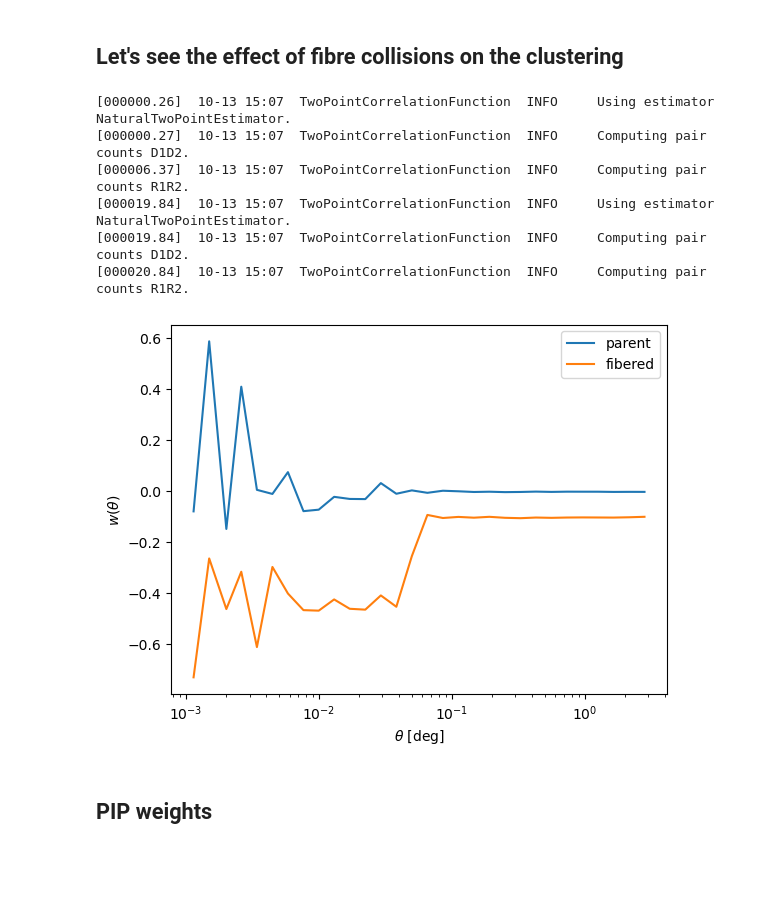
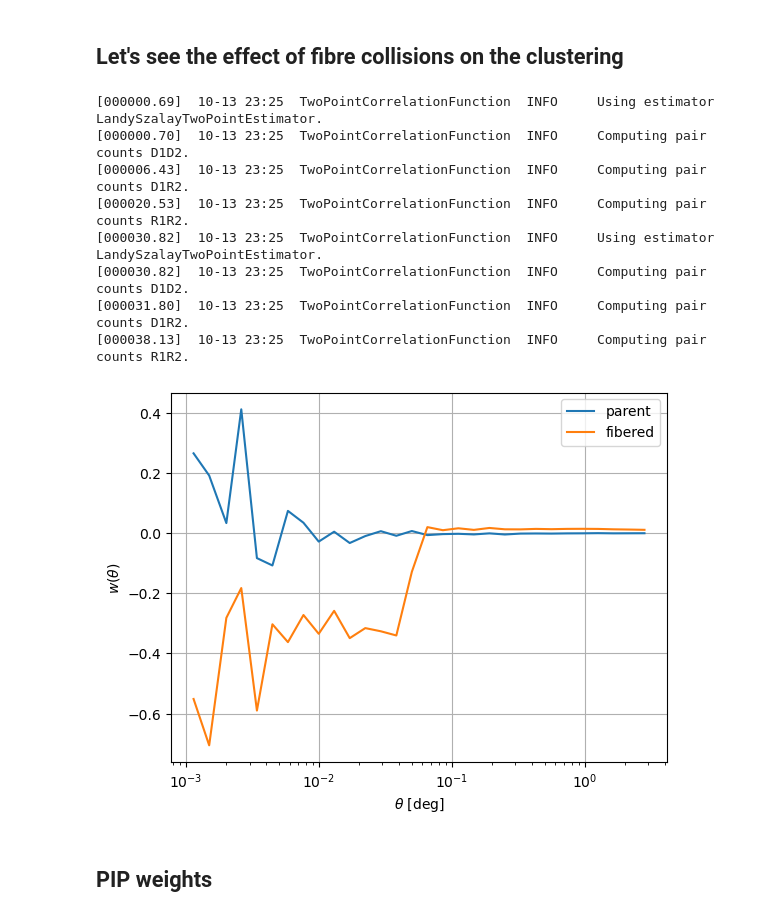
Before and after one commit to cosmodesi/pycorr, a Jupyter notebook: nb/pip_examples.ipynb, the cells around one changed output. Cells and saved outputs as stored; diff of their text form; code cells hidden in the pictures; blank space fills up the shorter version.

```diff
--- a/nb/pip_examples.ipynb
+++ b/nb/pip_examples.ipynb
@@ -70,29 +70,32 @@ bitwise_weights = [w[this] for w in integerbits]
 # %%
 edges = np.logspace(-3, 0.5, 31)
 
 parent_result = TwoPointCorrelationFunction('theta', edges, data_positions1=parent_positions, data_weights1=parent_weights,
                                             randoms_positions1=randoms_positions, randoms_weights1=randoms_weights,
-                                            estimator='natural', engine='corrfunc', position_type='xyz', nthreads=4)
+                                            estimator='landyszalay', engine='corrfunc', position_type='xyz', nthreads=4)
 
 result = TwoPointCorrelationFunction('theta', edges, data_positions1=positions, data_weights1=weights,
                                      randoms_positions1=randoms_positions, randoms_weights1=randoms_weights,
-                                     estimator='natural', engine='corrfunc', position_type='xyz', nthreads=4)
+                                     estimator='landyszalay', engine='corrfunc', position_type='xyz', nthreads=4)
 ax = plt.gca()
 ax.plot(parent_result.sep, parent_result.corr, label='parent')
 ax.plot(result.sep, result.corr, label='fibered')
 ax.set_xscale('log')
 ax.set_xlabel(r'$\theta$ [deg]')
 ax.set_ylabel(r'$w(\theta)$')
+ax.grid(True)
 ax.legend()
 plt.show()
 # %% [output]
-[000000.26]  10-13 15:07  TwoPointCorrelationFunction  INFO     Using estimator NaturalTwoPointEstimator.
-[000000.27]  10-13 15:07  TwoPointCorrelationFunction  INFO     Computing pair counts D1D2.
-[000006.37]  10-13 15:07  TwoPointCorrelationFunction  INFO     Computing pair counts R1R2.
-[000019.84]  10-13 15:07  TwoPointCorrelationFunction  INFO     Using estimator NaturalTwoPointEstimator.
-[000019.84]  10-13 15:07  TwoPointCorrelationFunction  INFO     Computing pair counts D1D2.
-[000020.84]  10-13 15:07  TwoPointCorrelationFunction  INFO     Computing pair counts R1R2.
+[000000.69]  10-13 23:25  TwoPointCorrelationFunction  INFO     Using estimator LandySzalayTwoPointEstimator.
+[000000.70]  10-13 23:25  TwoPointCorrelationFunction  INFO     Computing pair counts D1D2.
+[000006.43]  10-13 23:25  TwoPointCorrelationFunction  INFO     Computing pair counts D1R2.
+[000020.53]  10-13 23:25  TwoPointCorrelationFunction  INFO     Computing pair counts R1R2.
+[000030.82]  10-13 23:25  TwoPointCorrelationFunction  INFO     Using estimator LandySzalayTwoPointEstimator.
+[000030.82]  10-13 23:25  TwoPointCorrelationFunction  INFO     Computing pair counts D1D2.
+[000031.80]  10-13 23:25  TwoPointCorrelationFunction  INFO     Computing pair counts D1R2.
+[000038.13]  10-13 23:25  TwoPointCorrelationFunction  INFO     Computing pair counts R1R2.
-[figure, old version]
+[figure, new version]
 # %% [markdown]
 ## PIP weights
 # %%
```
Also changed, not shown: parts of 4 cells of this notebook, 6 other files.
